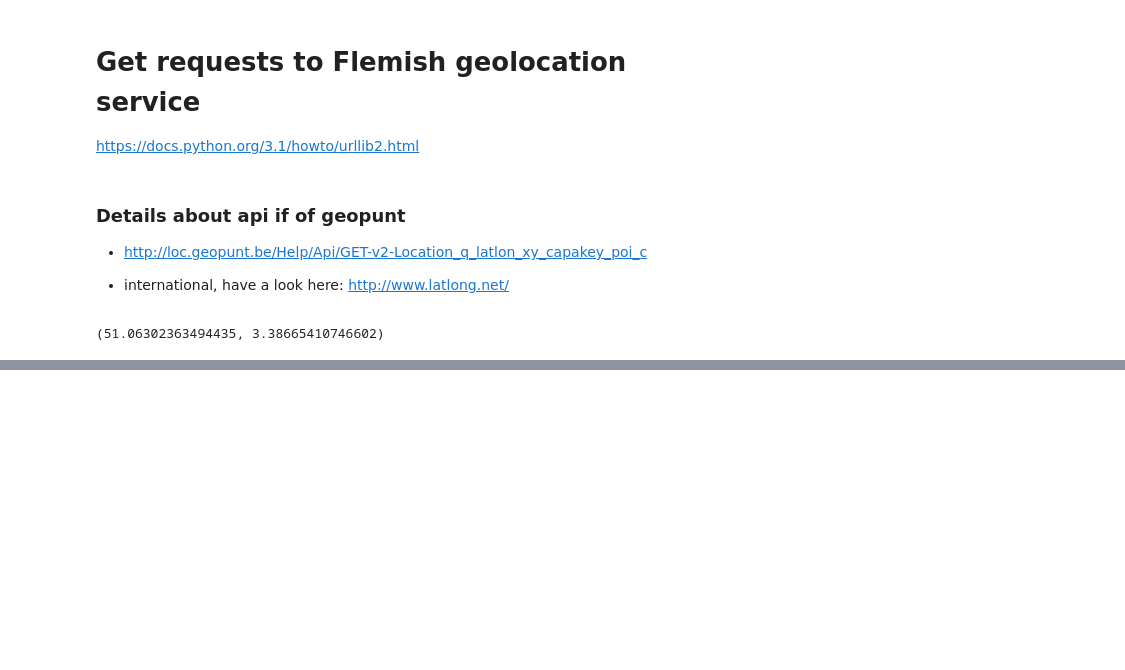
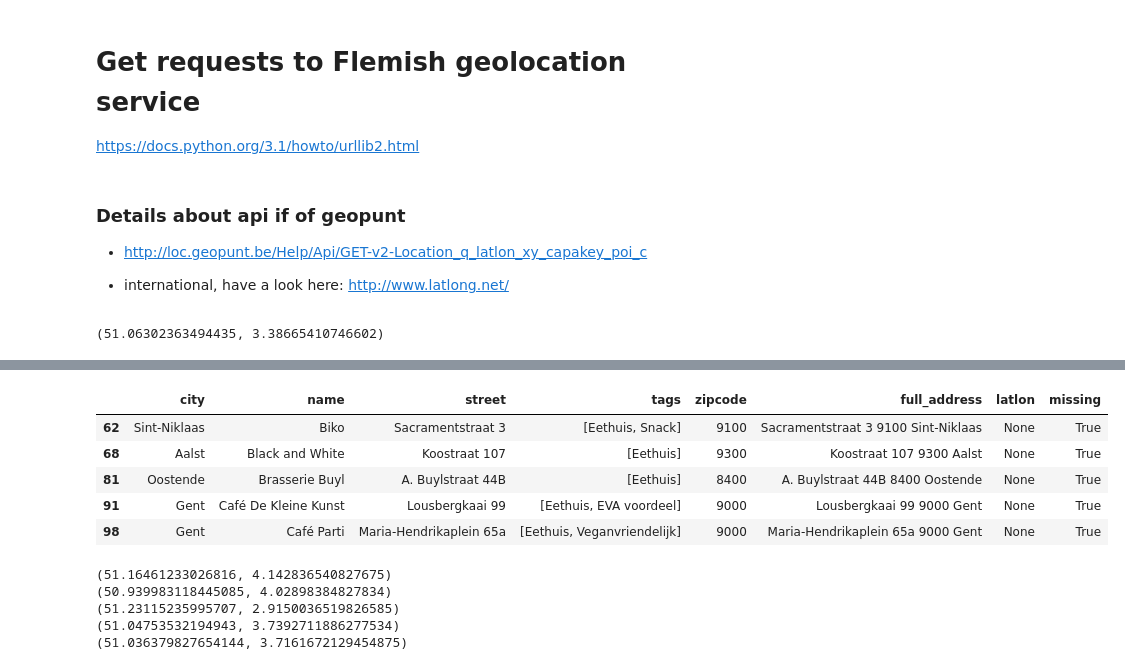
Before and after one commit to drdwitte/data4goodprojects, a Jupyter notebook: EVA/TryCrab.ipynb, the cells around one changed output, grey strips where cells are left out. Cells and saved outputs as stored; diff of their text form; code cells hidden in the pictures; blank space fills up the shorter version.

```diff
--- a/EVA/TryCrab.ipynb
+++ b/EVA/TryCrab.ipynb
@@ -51,0 +130,22 @@ print(latlon_from_address('Ruiselede '))
+# %%
+df_notfound[5:10]
+# %% [output]
+|  | city | name | street | tags | zipcode | full_address | latlon | missing |
+| 62 | Sint-Niklaas | Biko | Sacramentstraat 3 | [Eethuis, Snack] | 9100 | Sacramentstraat 3 9100 Sint-Niklaas | None | True |
+| 68 | Aalst | Black and White | Koostraat 107 | [Eethuis] | 9300 | Koostraat 107 9300 Aalst | None | True |
+| 81 | Oostende | Brasserie Buyl | A. Buylstraat 44B | [Eethuis] | 8400 | A. Buylstraat 44B 8400 Oostende | None | True |
+| 91 | Gent | Café De Kleine Kunst | Lousbergkaai 99 | [Eethuis, EVA voordeel] | 9000 | Lousbergkaai 99 9000 Gent | None | True |
+| 98 | Gent | Café Parti | Maria-Hendrikaplein 65a | [Eethuis, Veganvriendelijk] | 9000 | Maria-Hendrikaplein 65a 9000 Gent | None | True |
+# %%
+#spelfout, spelfout, afkorting, prefix, prefix
+print(latlon_from_address('Sacramentsstraat 3 9100 Sint-Niklaas'))
+print(latlon_from_address('Koolstraat 107 9300 Aalst'))
+print(latlon_from_address('Adolf Buylstraat 44B 8400 Oostende'))
+print(latlon_from_address('Ferdinand Lousbergkaai 99 9000 Gent'))
+print(latlon_from_address('Koningin Maria-Hendrikaplein 65a 9000 Gent'))
+# %% [output]
+(51.16461233026816, 4.142836540827675)
+(50.939983118445085, 4.02898384827834)
+(51.23115235995707, 2.9150036519826585)
+(51.04753532194943, 3.7392711886277534)
+(51.036379827654144, 3.7161672129454875)
```
Also changed, not shown: parts of 22 cells of this notebook.
